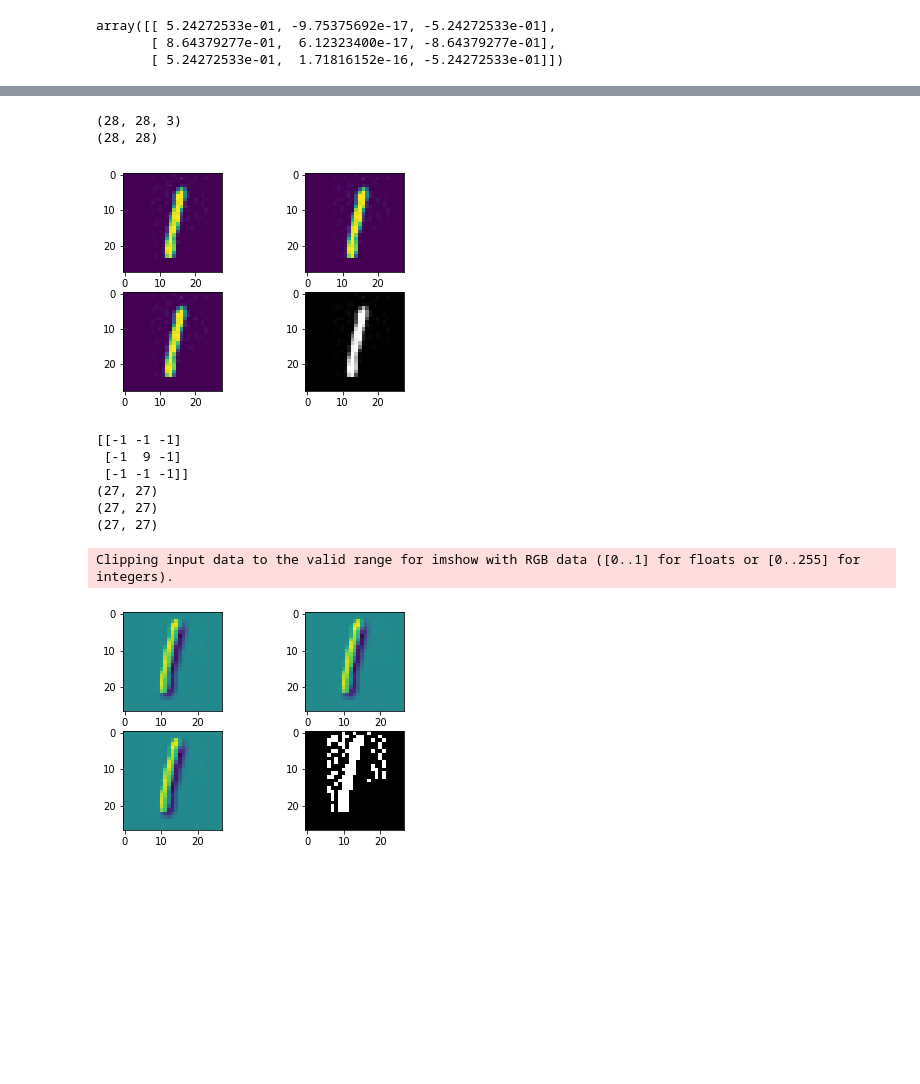
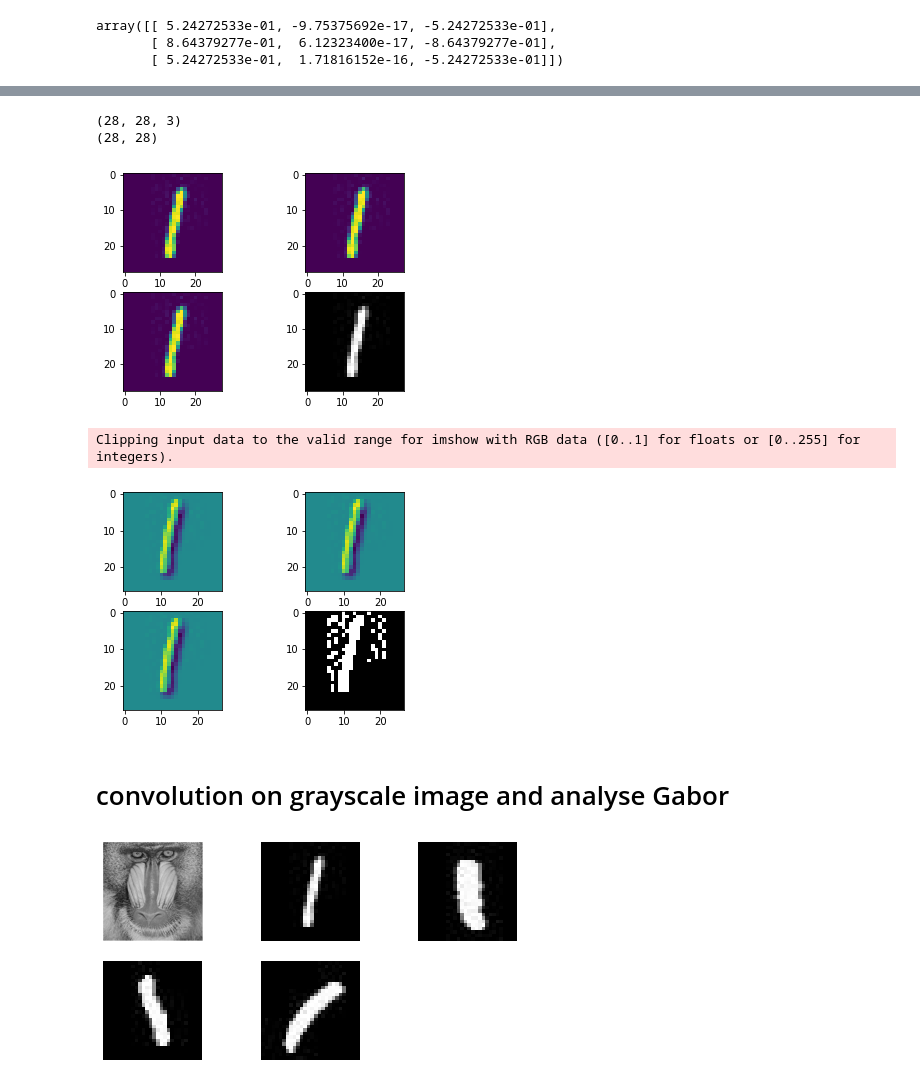
Before and after one commit to mental-disaster/make_conv, a Jupyter notebook: make_conv.ipynb, the cells around one changed output, grey strips where cells are left out. Cells and saved outputs as stored; diff of their text form; code cells hidden in the pictures; blank space fills up the shorter version.

Commit message:
conv updated N gabor analyse N edge detection added

```diff
--- a/make_conv.ipynb
+++ b/make_conv.ipynb
@@ -64,4 +73,5 @@ def conv(data,kernel_size=3):
 # %%
+#1) split image
 data = ims[1]
 print(np.shape(data))
 r,g,b = cv2.split(data)
@@ -77,24 +87,7 @@ plt.subplot(2,2,4)
 plt.imshow(cv2.merge([r,g,b]))
 plt.show()
 
-kernel_size=3
-kernel_side = kernel_size//2
-kernel = np.array([[-1 for j in range(kernel_size)] for i in range(kernel_size)])
-kernel[kernel_size//2][kernel_size//2] = kernel_size**2
-print(kernel)
-'''
-kernel_size=3
-kernel_side = kernel_size//2
-kernel = np.array([[-1+i*1 for j in range(kernel_size)] for i in range(kernel_size)])
-print(kernel)
-'''
-'''
-conved_data = []
-for r in range(kernel_side,np.shape(data)[0]-kernel_side):
-    conved_data.append([])
-    for c in range(kernel_side,np.shape(data)[1]-kernel_side):
-        conved_data[r-kernel_side].append(np.sum(data[r-kernel_side:r+kernel_side+1, c-kernel_side:c+kernel_side+1]*kernel))
-'''
+#2) convolution on each r,g,b
 conved_r = conv(r)
 conved_g = conv(g)
 conved_b = conv(b)
@@ -107,17 +100,26 @@ plt.imshow(conved_g)
 plt.subplot(2,2,3)
 plt.imshow(conved_b)
 plt.subplot(2,2,4)
+#3) merge r,g,b
 plt.imshow(cv2.merge([conved_r,conved_g,conved_b]))
 plt.show()
 # %% [output]
 (28, 28, 3)
 (28, 28)
 [figure]
-[[-1 -1 -1]
- [-1  9 -1]
- [-1 -1 -1]]
-(27, 27)
-(27, 27)
-(27, 27)
+Clipping input data to the valid range for imshow with RGB data ([0..1] for floats or [0..255] for integers).
-Clipping input data to the valid range for imshow with RGB data ([0..1] for floats or [0..255] for integers).
 [figure]
+# %% [markdown]
+convolution on grayscale image and analyse Gabor
+===
+# %%
+ims = np.array([cv2.imread(file,0) for file in glob.glob(im_path)])
+
+plt.figure(figsize=(8,4))
+for i in range(len(ims)):
+    plt.subplot(2,3,i+1)
+    plt.axis('off')
+    plt.imshow(ims[i],cmap='gray')
+plt.show()
+# %% [output]
+[figure, added]
```
Also changed, not shown: parts of 17 cells of this notebook.
